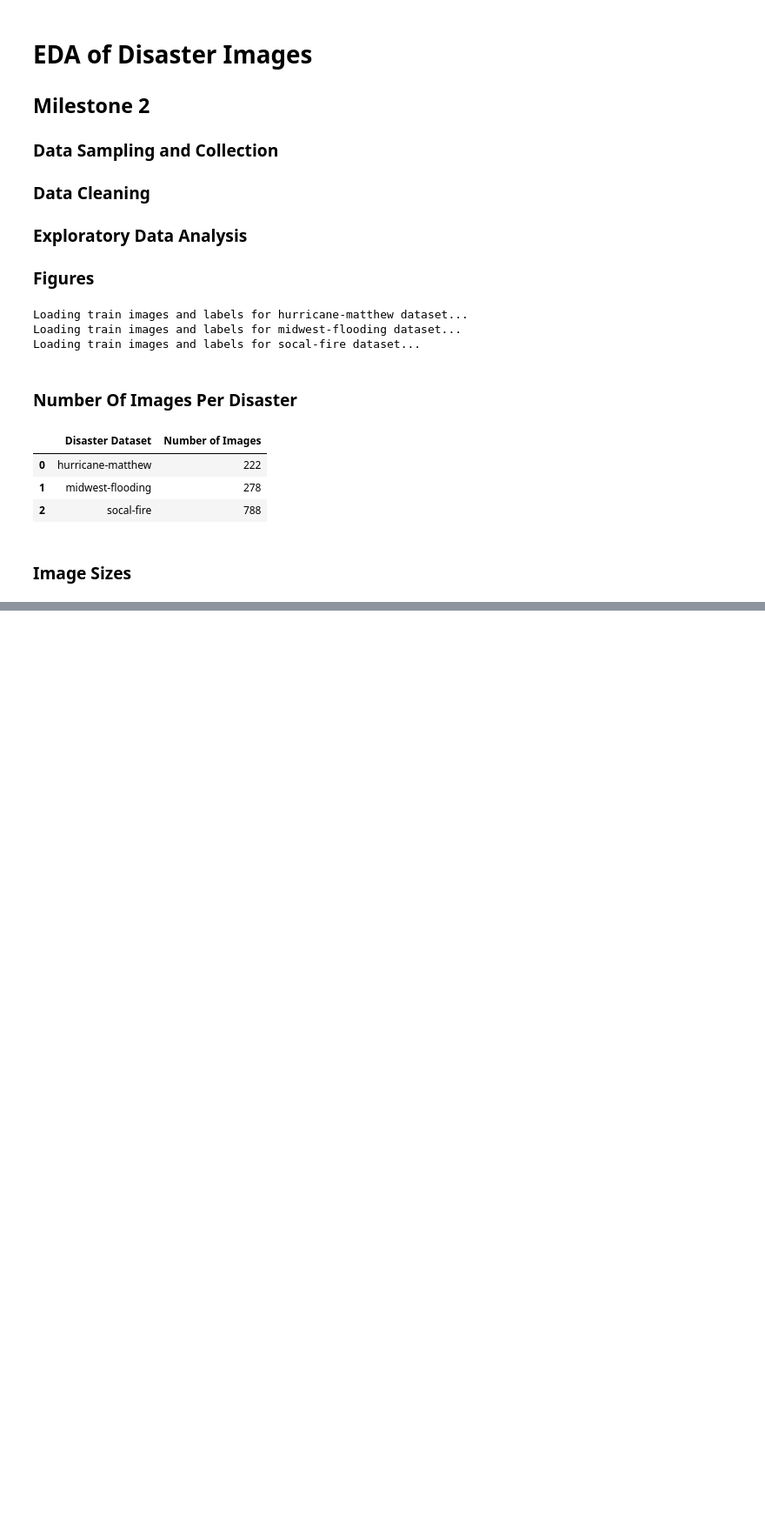
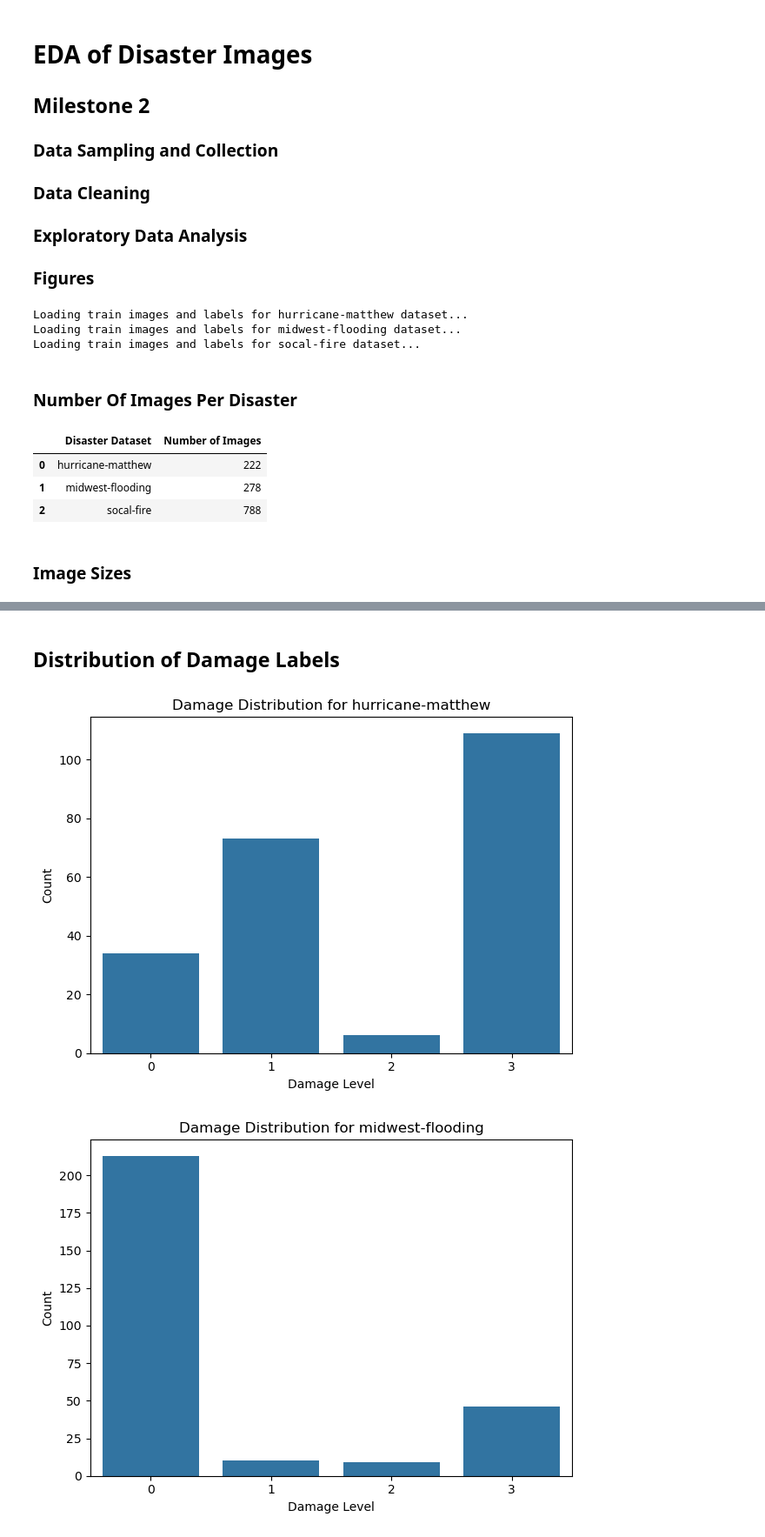
Before and after one commit to lilyhirano/Disaster-Visualization, a Jupyter notebook: EDA.ipynb, the cells around one changed output, grey strips where cells are left out. Shown at 87% size. Drawn from its saved outputs; the diff is of its cells as text; code cells hidden in the pictures; blank space fills up the shorter version.

```diff
--- a/EDA.ipynb
+++ b/EDA.ipynb
@@ -74,0 +75,15 @@ plt.show()
+# %% [markdown]
+## Distribution of Damage Labels
+# %%
+for d in disaster_list:
+    damage_counts = pd.Series(data[d]["labels"]).value_counts().sort_index()
+    damage_counts.columns = ['Damage Level', 'count']
+    plt.figure()
+    plt.title(f'Damage Distribution for {d}')
+    sns.barplot(damage_counts)
+    plt.xlabel('Damage Level')
+    plt.ylabel('Count')
+    plt.tight_layout()
+# %% [output]
+[figure, added]
+[figure, added]
```
Also changed, not shown: parts of 23 cells of this notebook.
